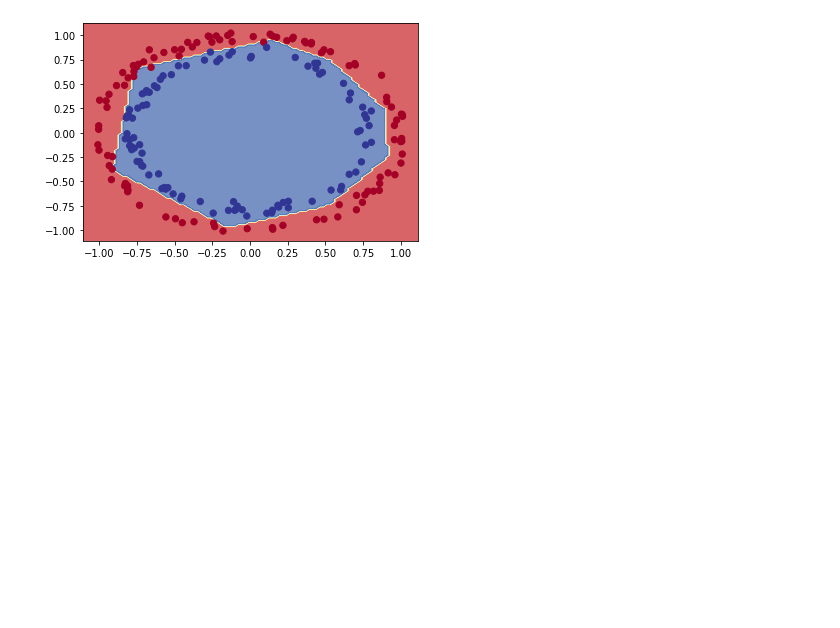
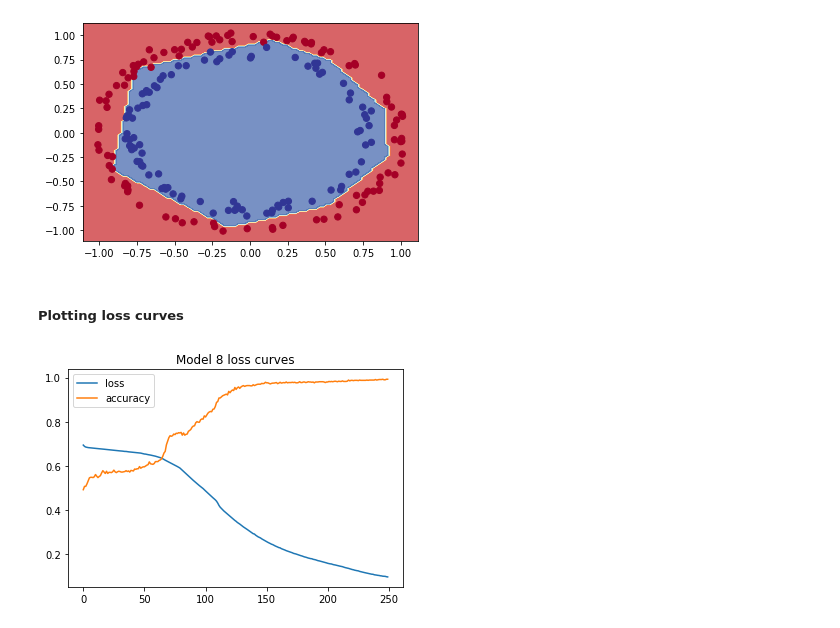
Before and after one commit to siddhant-afk/Deep-Learning, a Jupyter notebook: neural_network_classification.ipynb, the cells around one changed output. Cells and saved outputs as stored; diff of their text form; code cells hidden in the pictures; blank space fills up the shorter version.

Commit message:
Plot loss curve

```diff
--- a/neural_network_classification.ipynb
+++ b/neural_network_classification.ipynb
@@ -400,3 +400,10 @@ plot_decision_boundary(model_8,x_test,y_test)
 313/313 [==============================] - 1s 2ms/step
 doing binary classifcation...
 [figure]
+# %% [markdown]
+##### Plotting loss curves
+# %%
+pd.DataFrame(history.history).plot()
+plt.title("Model 8 loss curves");
+# %% [output]
+[figure, added]
```
